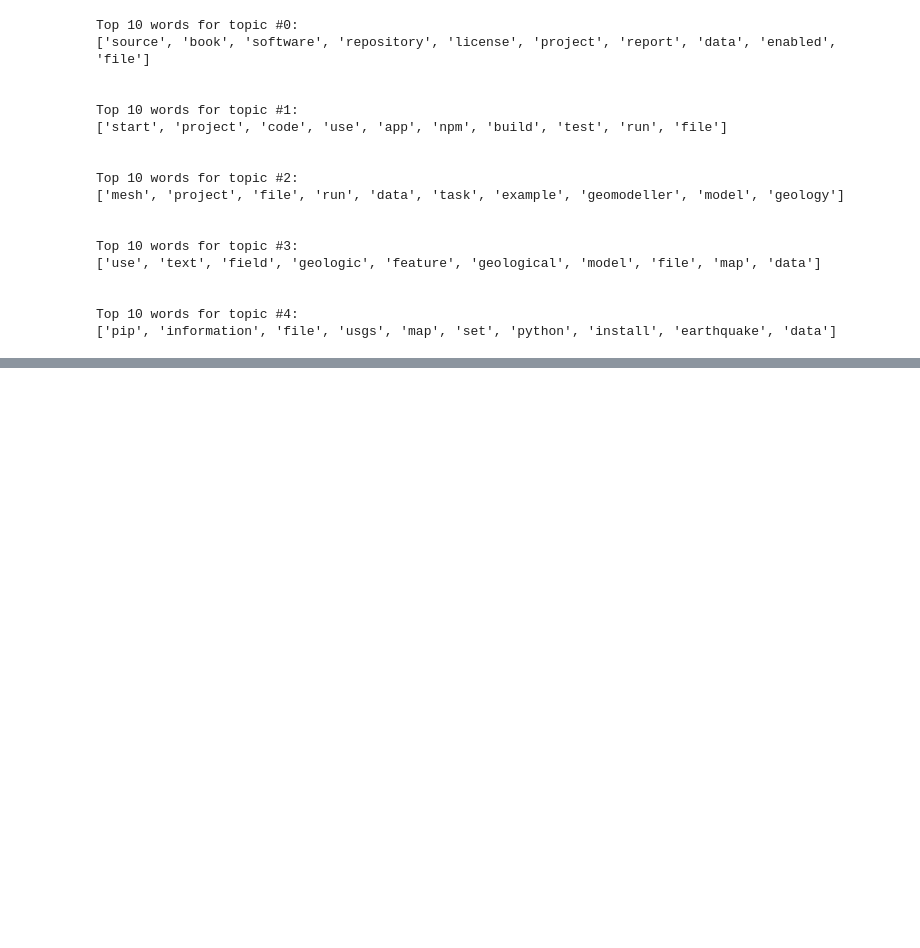
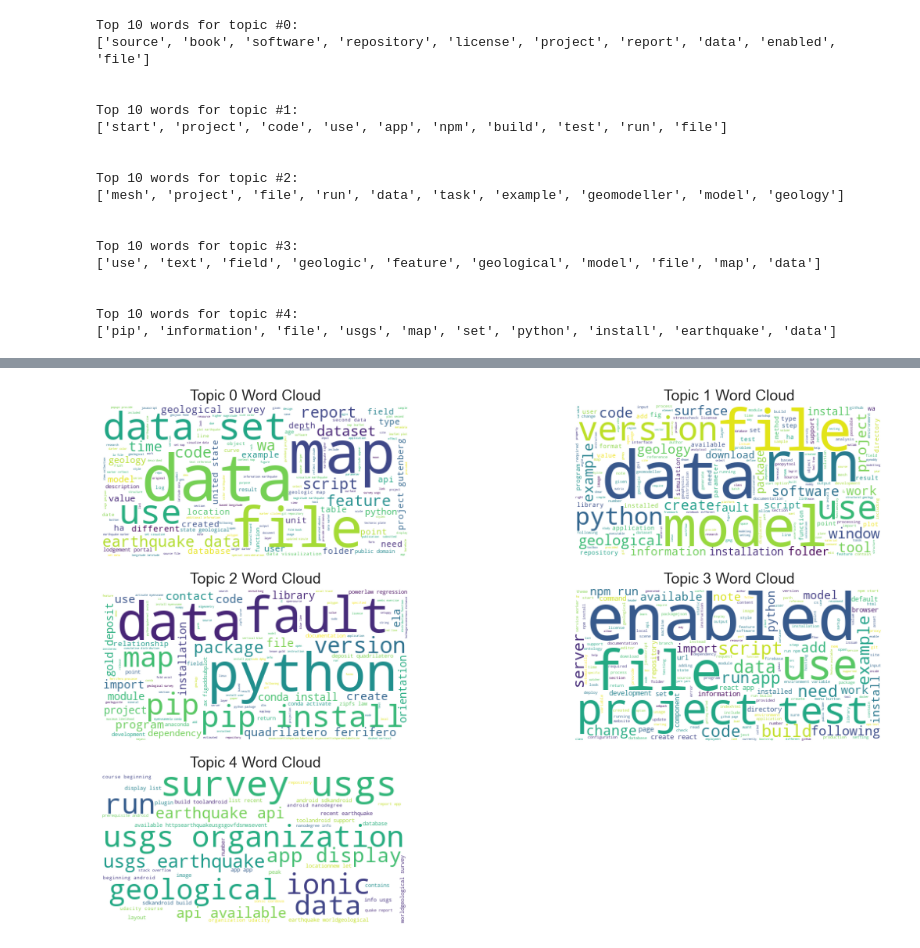
Before and after one commit to CSolitaire/nlp_topic_modeling_project, a Jupyter notebook: final_notebook.ipynb, the cells around one changed output, grey strips where cells are left out. Saved outputs shown, nothing was run; the diff lists cells and outputs as text; code cells hidden in the pictures; blank space fills up the shorter version.

```diff
--- a/final_notebook.ipynb
+++ b/final_notebook.ipynb
@@ -214,0 +308,4 @@ Top 10 words for topic #4:
+# %%
+explore.plot_wordcloud(df1)
+# %% [output]
+[figure, added]
```
Also changed, not shown: parts of 26 cells of this notebook.
